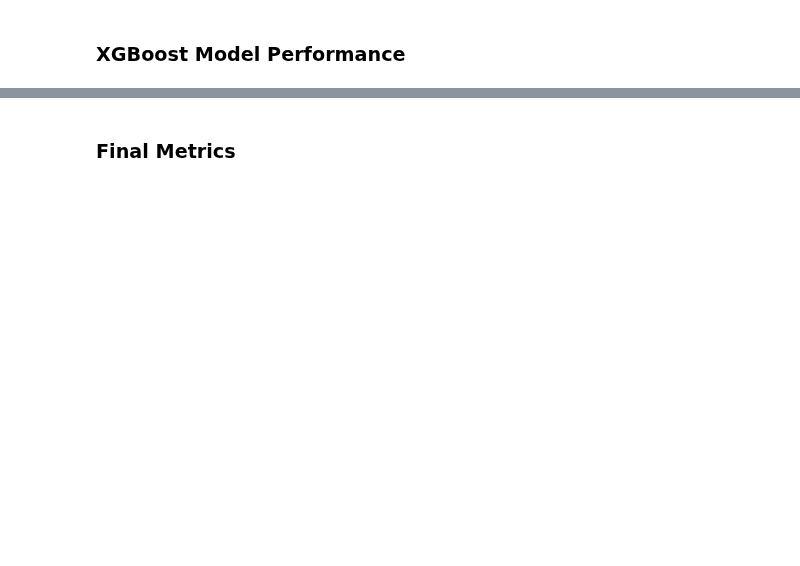
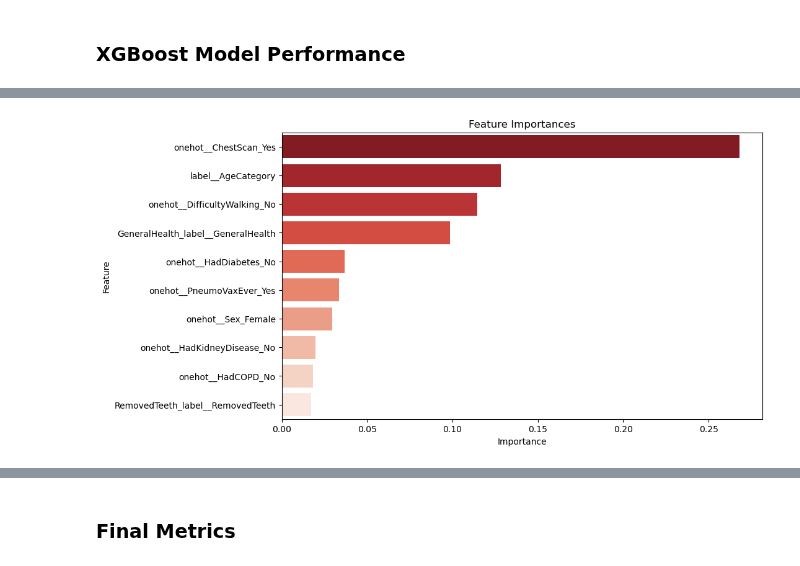
Before and after one commit to DecisionTreeBruining/212B-ML-Project, a Jupyter notebook: assignment_2/local_dev/final_analysis.ipynb, the cells around one changed output, grey strips where cells are left out. Saved outputs shown, nothing was run; the diff lists cells and outputs as text; code cells hidden in the pictures; blank space fills up the shorter version.

```diff
--- a/assignment_2/local_dev/final_analysis.ipynb
+++ b/assignment_2/local_dev/final_analysis.ipynb
@@ -357,16 +403,20 @@ plt.show()
 # %%
 # Feature importance
-# xgb_model = pickle.load(open(indir + 'xgb_model.pkl', 'rb'))
+xgb_model = pickle.load(open(indir + 'xgboost_model_select.pkl', 'rb'))
+xgb_model = xgb_model.best_estimator_
 feature_importances = xgb_model.feature_importances_
 feature_importances_df = pd.DataFrame({'Feature': X_train.columns, 'Importance': feature_importances})
 feature_importances_df = feature_importances_df.sort_values('Importance', ascending=False)
 
 # Plot the feature importances
 plt.figure(figsize=(10, 6))
-sns.barplot(x='Importance', y='Feature', data=feature_importances_df.head(10))
+sns.barplot(x='Importance', y='Feature',palette = "Reds_r",
+            data=feature_importances_df.head(10))
 plt.title('Feature Importances')
 plt.savefig(os.path.join(figpath, "xgb_feature_importance.png"))
 plt.show()
+# %% [output]
+[figure, added]
 # %%
 # XG Decision Tree
 xgb_model
```
Also changed, not shown: parts of 13 cells of this notebook, 6 other files.
